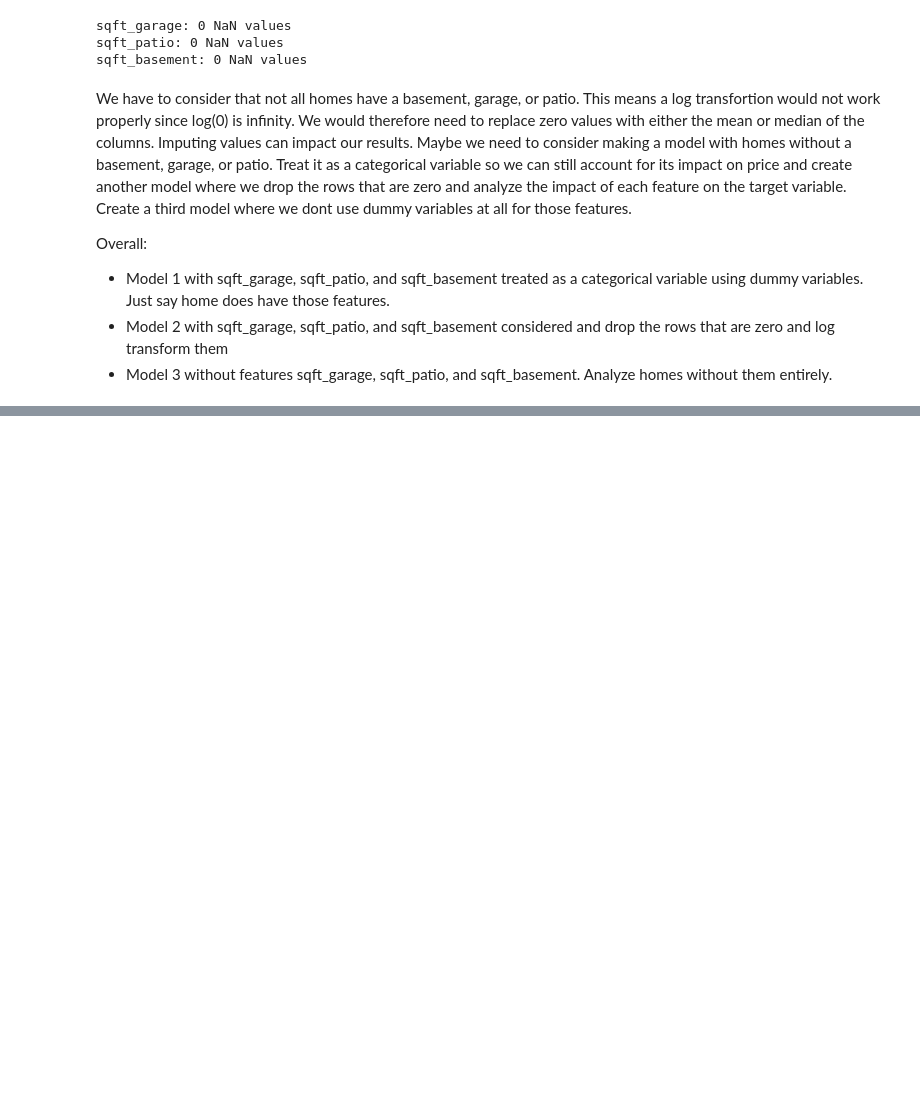
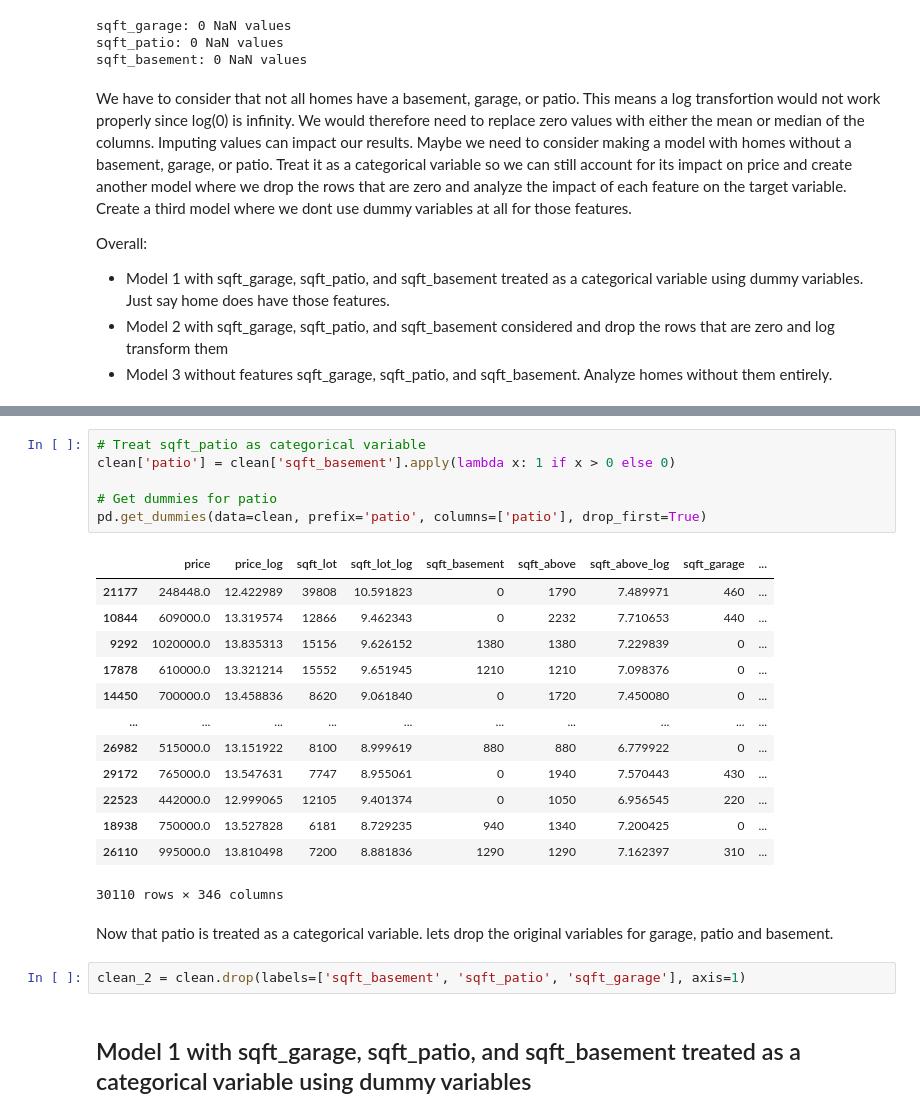
Before and after one commit to cristopher-d-delgado/Project_Linear_Regression_King_County, a Jupyter notebook: notebooks/modeling.ipynb, the cells around one changed output, grey strips where cells are left out. Cells and saved outputs as stored; diff of their text form; blank space fills up the shorter version.

```diff
--- a/notebooks/modeling.ipynb
+++ b/notebooks/modeling.ipynb
@@ -117,0 +132,26 @@ Overall:
+# %%
+# Treat sqft_patio as categorical variable
+clean['patio'] = clean['sqft_basement'].apply(lambda x: 1 if x > 0 else 0)
+
+# Get dummies for patio
+pd.get_dummies(data=clean, prefix='patio', columns=['patio'], drop_first=True)
+# %% [output]
+|  | price | price_log | sqft_lot | sqft_lot_log | sqft_basement | sqft_above | sqft_above_log | sqft_garage | ... |
+| 21177 | 248448.0 | 12.422989 | 39808 | 10.591823 | 0 | 1790 | 7.489971 | 460 | ... |
+| 10844 | 609000.0 | 13.319574 | 12866 | 9.462343 | 0 | 2232 | 7.710653 | 440 | ... |
+| 9292 | 1020000.0 | 13.835313 | 15156 | 9.626152 | 1380 | 1380 | 7.229839 | 0 | ... |
+| 17878 | 610000.0 | 13.321214 | 15552 | 9.651945 | 1210 | 1210 | 7.098376 | 0 | ... |
+| 14450 | 700000.0 | 13.458836 | 8620 | 9.061840 | 0 | 1720 | 7.450080 | 0 | ... |
+| ... | ... | ... | ... | ... | ... | ... | ... | ... | ... |
+| 26982 | 515000.0 | 13.151922 | 8100 | 8.999619 | 880 | 880 | 6.779922 | 0 | ... |
+| 29172 | 765000.0 | 13.547631 | 7747 | 8.955061 | 0 | 1940 | 7.570443 | 430 | ... |
+| 22523 | 442000.0 | 12.999065 | 12105 | 9.401374 | 0 | 1050 | 6.956545 | 220 | ... |
+| 18938 | 750000.0 | 13.527828 | 6181 | 8.729235 | 940 | 1340 | 7.200425 | 0 | ... |
+| 26110 | 995000.0 | 13.810498 | 7200 | 8.881836 | 1290 | 1290 | 7.162397 | 310 | ... |
+30110 rows × 346 columns
+# %% [markdown]
+Now that patio is treated as a categorical variable. lets drop the original variables for garage, patio and basement.
+# %%
+clean_2 = clean.drop(labels=['sqft_basement', 'sqft_patio', 'sqft_garage'], axis=1)
+# %% [markdown]
+## Model 1 with sqft_garage, sqft_patio, and sqft_basement treated as a categorical variable using dummy variables
```
Also changed, not shown: parts of 12 cells of this notebook.
